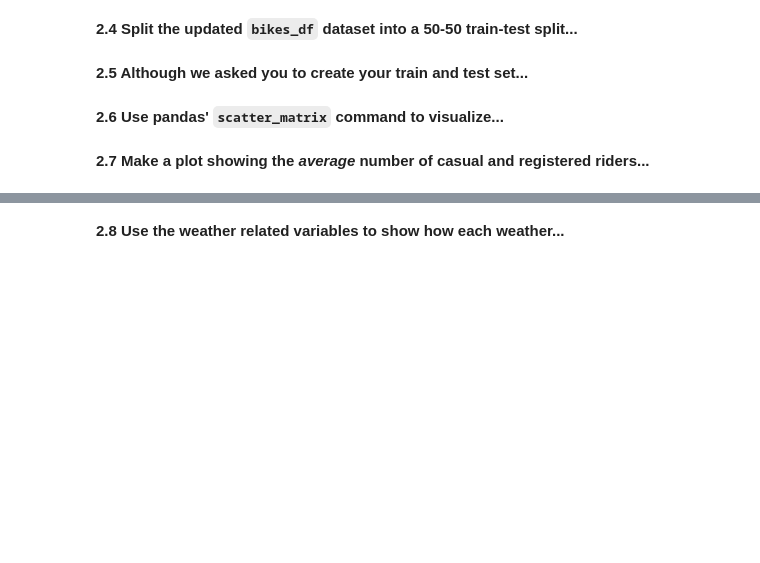
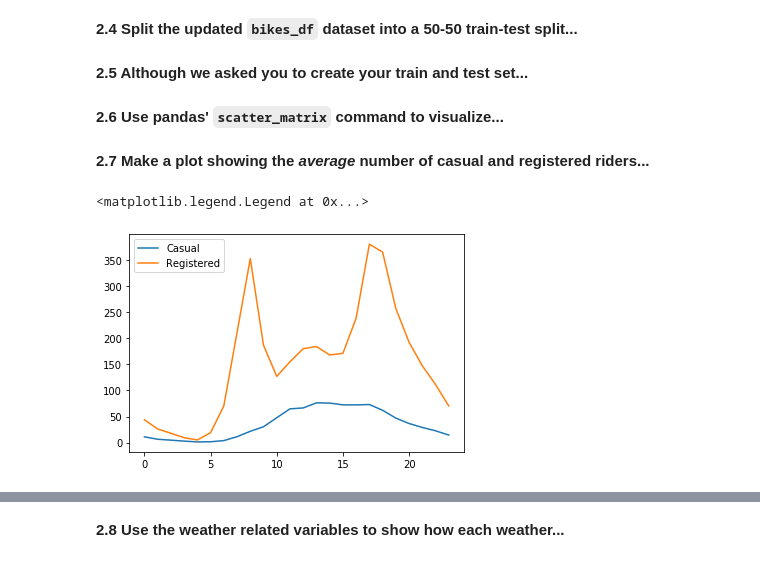
Before and after one commit to songdavidb/cs109aHW, a Jupyter notebook: cs109a_hw3/cs109a_hw3.ipynb, the cells around one changed output, grey strips where cells are left out. Drawn from its saved outputs; the diff is of its cells as text; code cells hidden in the pictures; blank space fills up the shorter version.

```diff
--- a/cs109a_hw3/cs109a_hw3.ipynb
+++ b/cs109a_hw3/cs109a_hw3.ipynb
@@ -297,2 +326,5 @@ For the October 29, 2012 outlier, the low ridership can be possibly explained be
+# %%
+BSS_train = pd.read_csv('data/BSS_train.csv').drop('dteday', axis=1)
+BSS_test = pd.read_csv('data/BSS_test.csv').drop('dteday', axis=1)
 # %% [markdown]
 **2.6 Use pandas' `scatter_matrix` command to visualize...**
@@ -304,0 +337,10 @@ For the October 29, 2012 outlier, the low ridership can be possibly explained be
+# %%
+plt_hr = BSS_train.groupby("hour", as_index=False).agg({'casual' : 'mean', 'registered' : 'mean'})
+
+fig, ax = plt.subplots(1,1)
+ax.plot(plt_hr['hour'], plt_hr['casual'], label='Casual')
+ax.plot(plt_hr['hour'], plt_hr['registered'], label='Registered')
+ax.legend()
+# %% [output]
+<matplotlib.legend.Legend at 0x...>
+[figure, added]
```
Also changed, not shown: parts of 45 cells of this notebook.
